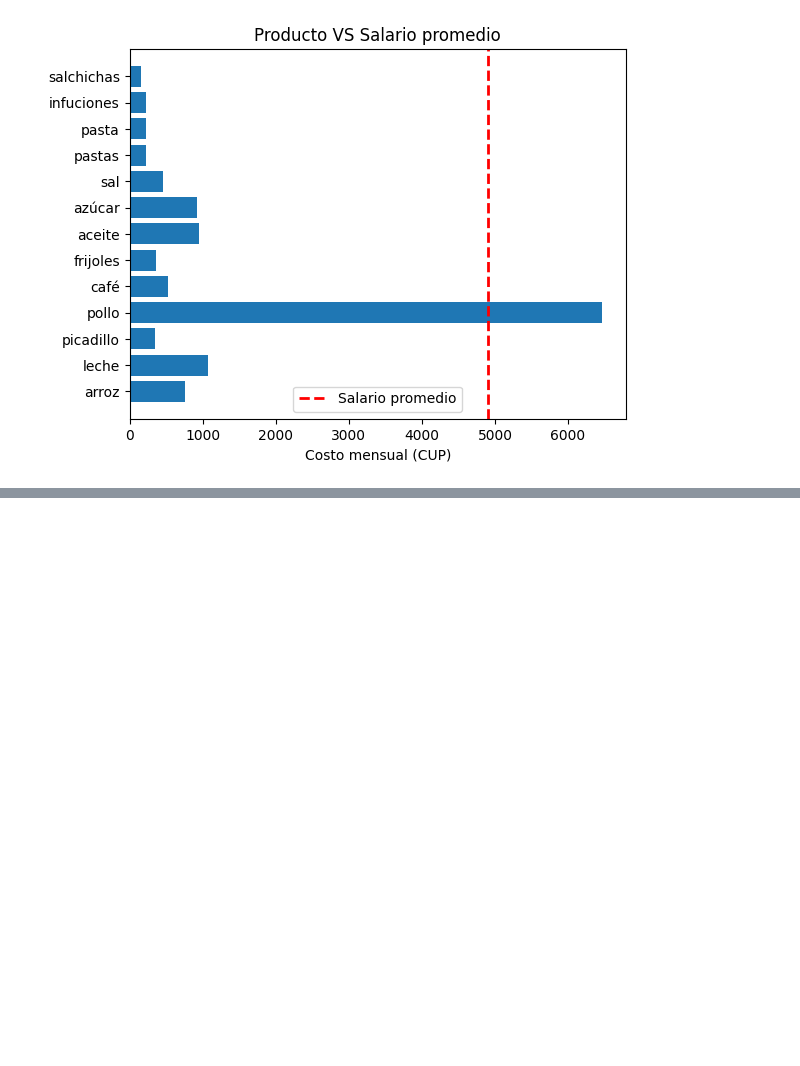
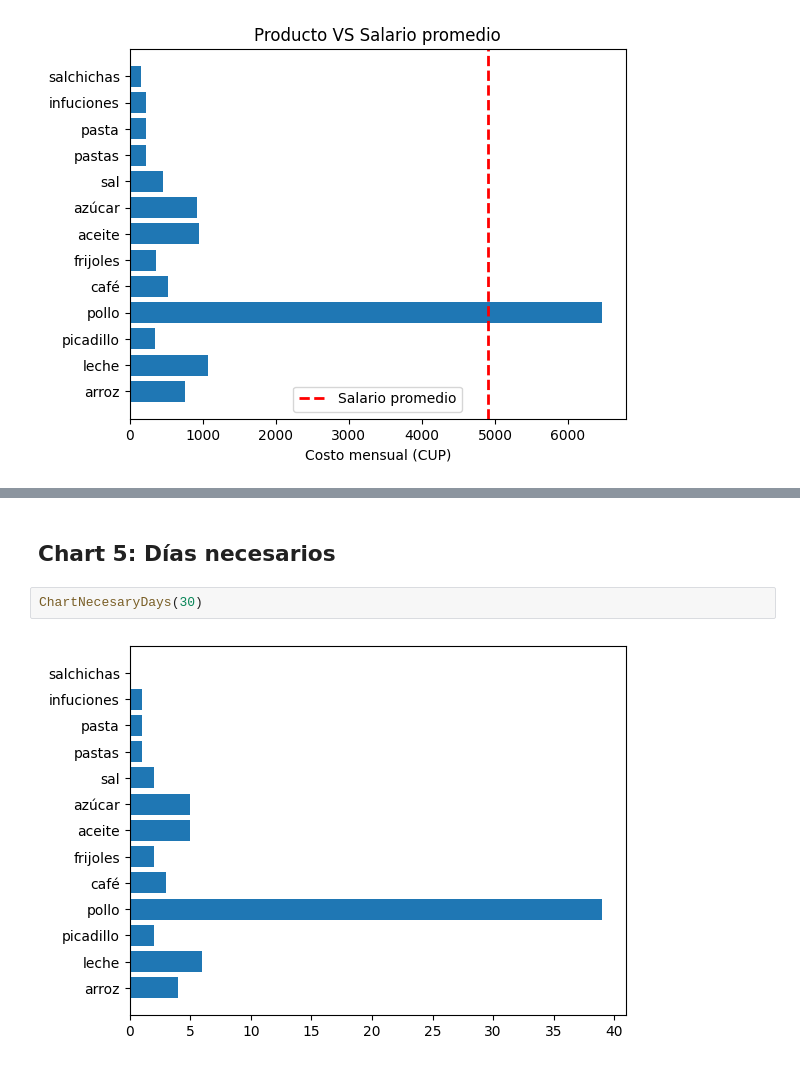
Before and after one commit to L14Npy/project_01, a Jupyter notebook: story.ipynb, the cells around one changed output, grey strips where cells are left out. Saved outputs shown, nothing was run; the diff lists cells and outputs as text; blank space fills up the shorter version.

```diff
--- a/story.ipynb
+++ b/story.ipynb
@@ -58,0 +65,6 @@ ChartCostBasket2()
+# %% [markdown]
+## Chart 5: Días necesarios
+# %%
+ChartNecesaryDays(30)
+# %% [output]
+[figure, added]
```
Also changed, not shown: parts of 6 cells of this notebook, 2 other files.
